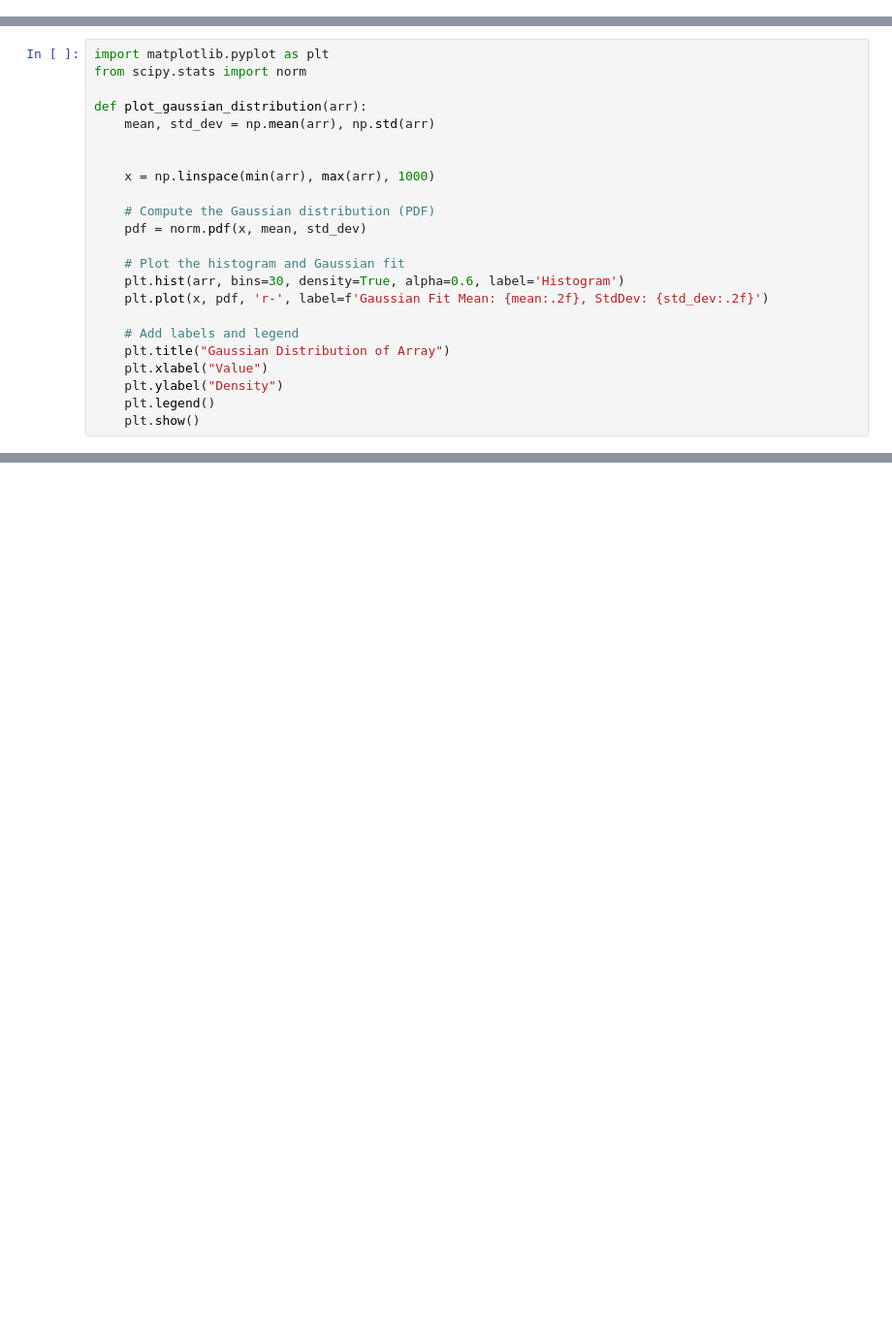
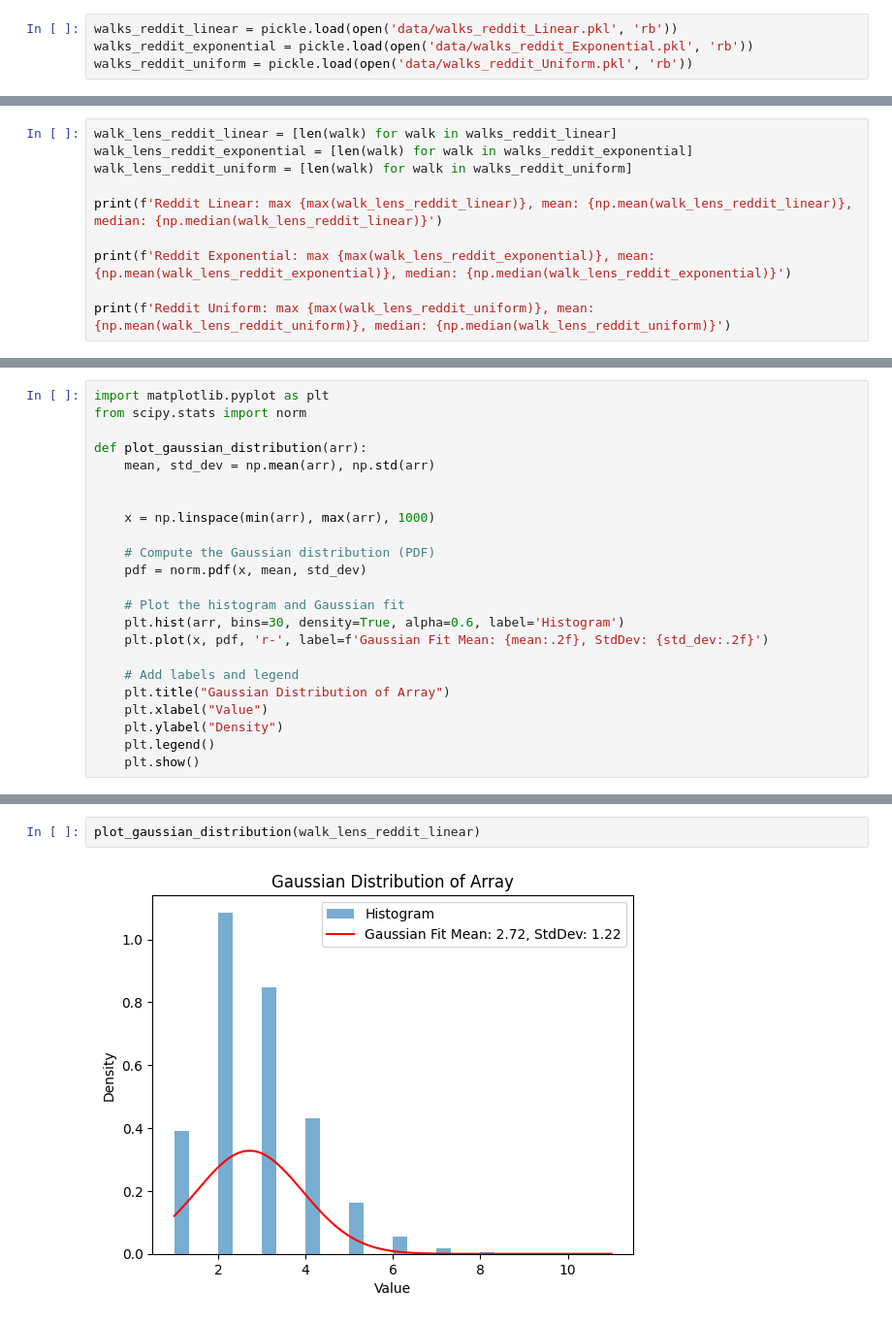
Before and after one commit to ashfaq1701/ctdne, a Jupyter notebook: walk_analysis.ipynb, the cells around one changed output, grey strips where cells are left out. Shown at 97% size. Drawn from its saved outputs; the diff is of its cells as text; blank space fills up the shorter version.

```diff
--- a/walk_analysis.ipynb
+++ b/walk_analysis.ipynb
@@ -6 +8,5 @@ walks = pickle.load(open('data/walks.pkl', 'rb'))
+# %%
+walks_reddit_linear = pickle.load(open('data/walks_reddit_Linear.pkl', 'rb'))
+walks_reddit_exponential = pickle.load(open('data/walks_reddit_Exponential.pkl', 'rb'))
+walks_reddit_uniform = pickle.load(open('data/walks_reddit_Uniform.pkl', 'rb'))
 # %%
@@ -10,0 +26,10 @@ max(walk_lens), np.average(walk_lens), np.median(walk_lens)
+# %%
+walk_lens_reddit_linear = [len(walk) for walk in walks_reddit_linear]
+walk_lens_reddit_exponential = [len(walk) for walk in walks_reddit_exponential]
+walk_lens_reddit_uniform = [len(walk) for walk in walks_reddit_uniform]
+
+print(f'Reddit Linear: max {max(walk_lens_reddit_linear)}, mean: {np.mean(walk_lens_reddit_linear)}, median: {np.median(walk_lens_reddit_linear)}')
+
+print(f'Reddit Exponential: max {max(walk_lens_reddit_exponential)}, mean: {np.mean(walk_lens_reddit_exponential)}, median: {np.median(walk_lens_reddit_exponential)}')
+
+print(f'Reddit Uniform: max {max(walk_lens_reddit_uniform)}, mean: {np.mean(walk_lens_reddit_uniform)}, median: {np.median(walk_lens_reddit_uniform)}')
@@ -90,0 +199,4 @@ plot_gaussian_distribution(path_lens)
+# %%
+plot_gaussian_distribution(walk_lens_reddit_linear)
+# %% [output]
+[figure, added]
```
Also changed, not shown: parts of 25 cells of this notebook, 1 other file.
